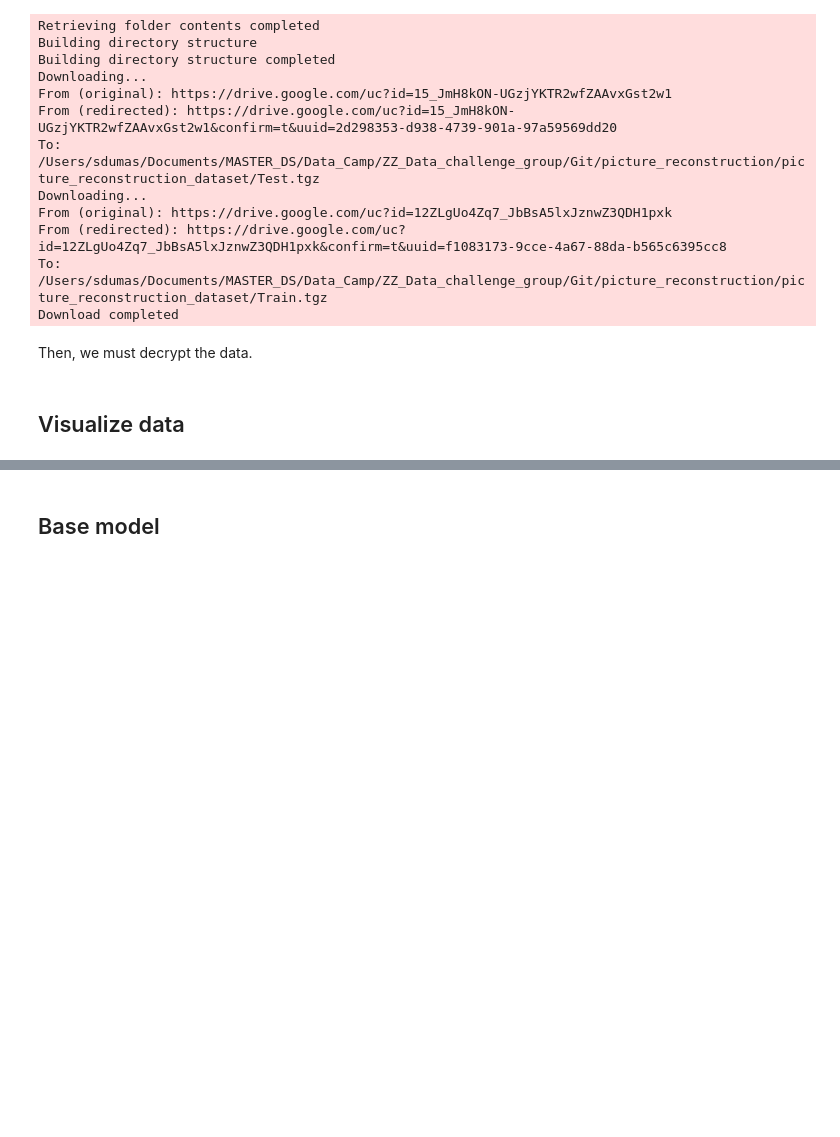
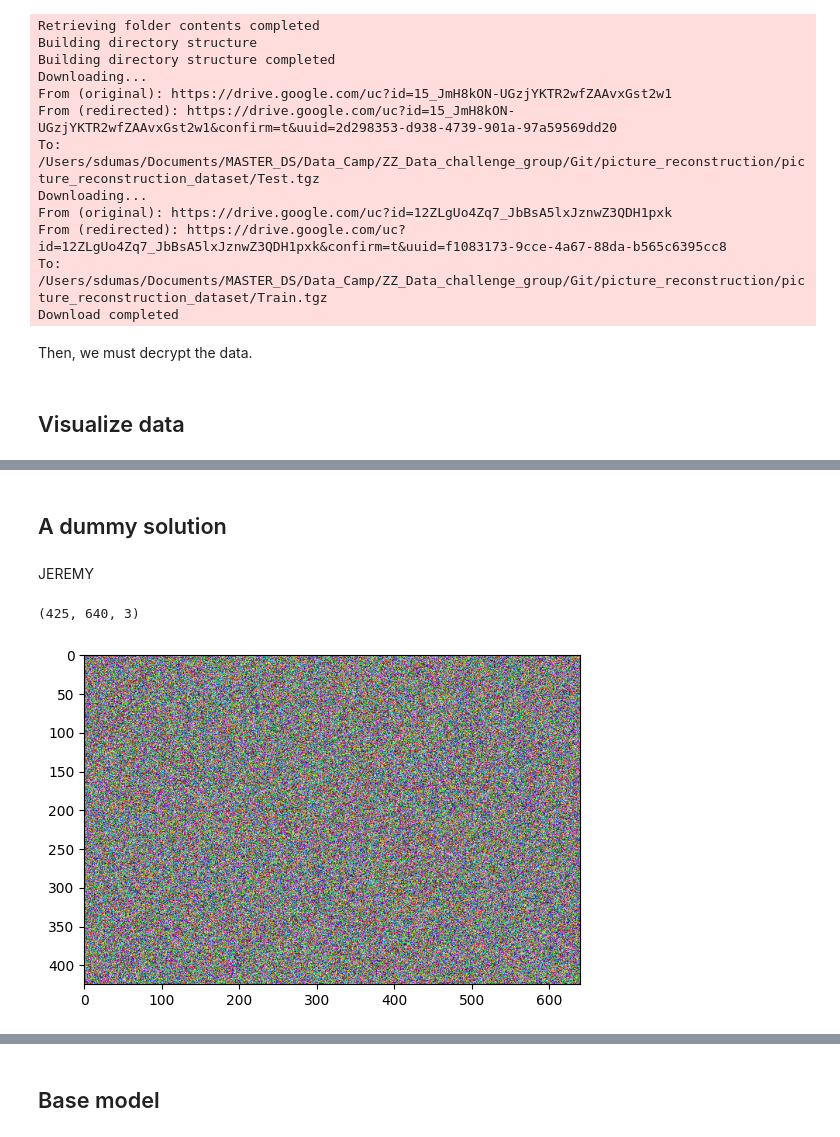
Before and after one commit to Nico9803/DATACAMP--RAMP, a Jupyter notebook: picture_reconstruction_starting_kit.ipynb, the cells around one changed output, grey strips where cells are left out. Cells and saved outputs as stored; diff of their text form; code cells hidden in the pictures; blank space fills up the shorter version.

```diff
--- a/picture_reconstruction_starting_kit.ipynb
+++ b/picture_reconstruction_starting_kit.ipynb
@@ -147,0 +155,13 @@ train_df.columns
+# %% [markdown]
+## A dummy solution <a class="anchor" id="dummy"></a>
+# %% [markdown]
+ JEREMY
+# %%
+import numpy as np
+
+img_random = np.random.randint(0, 255, size=img_hi.shape)
+print(img_random.shape)
+imgplot = plt.imshow(img_random)
+# %% [output]
+(425, 640, 3)
+[figure, added]
```
Also changed, not shown: parts of 41 cells of this notebook, 1 other file.
